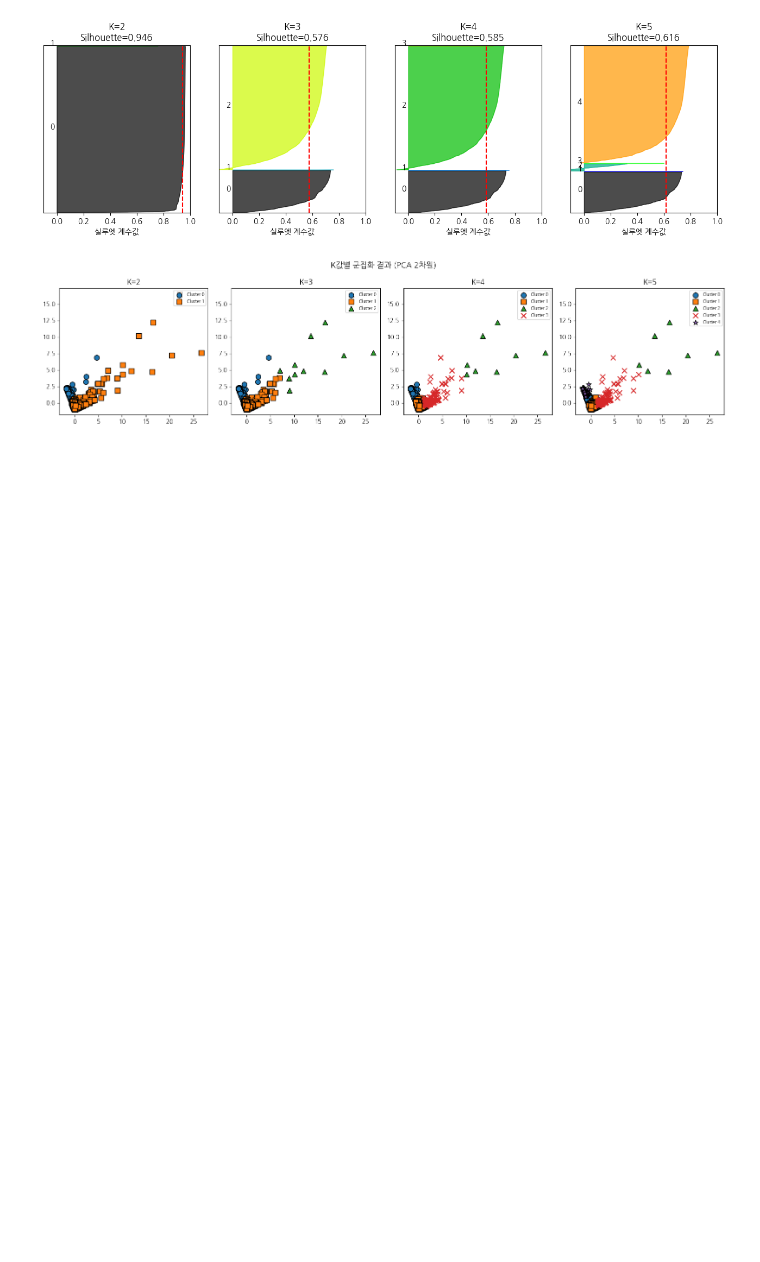
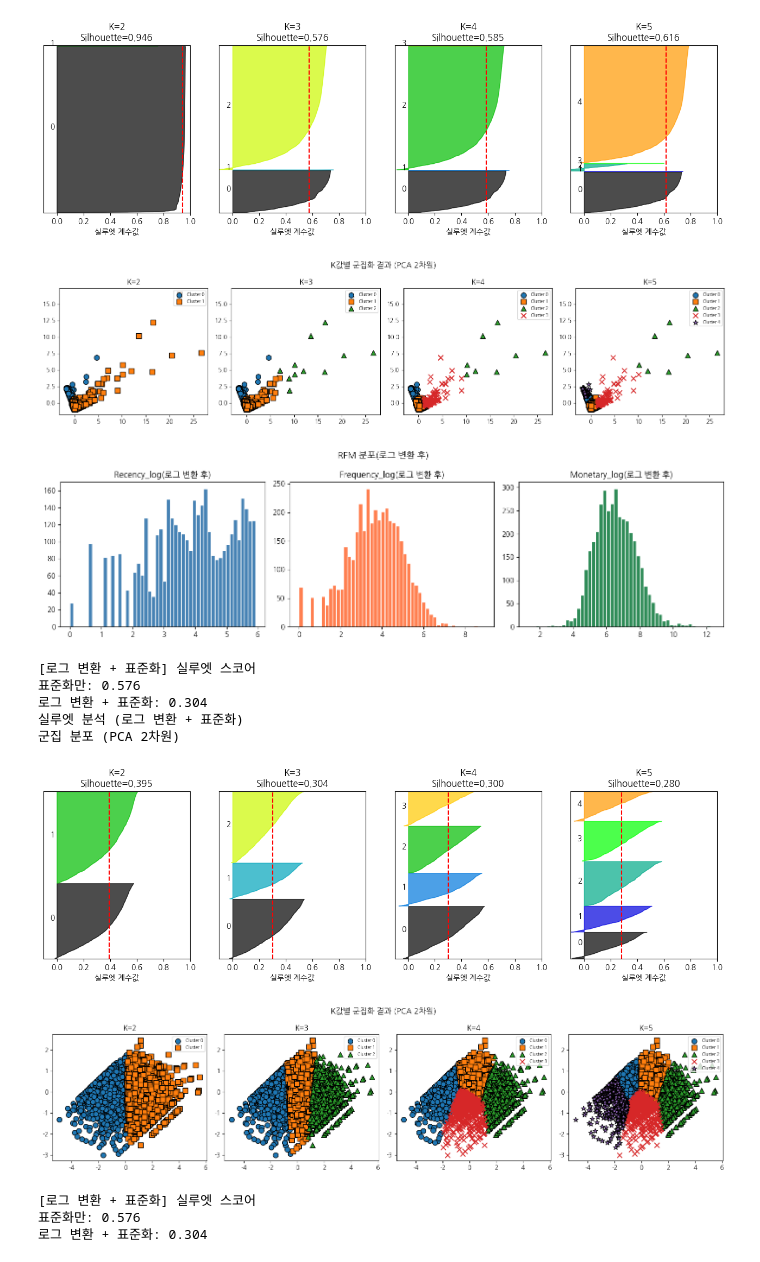
Before and after one commit to hmmnyamminji/python, a Jupyter notebook: Chapter07_군집화_실습.ipynb, the cells around one changed output. Cells and saved outputs as stored; diff of their text form; code cells hidden in the pictures; blank space fills up the shorter version.

```diff
--- a/Chapter07_군집화_실습.ipynb
+++ b/Chapter07_군집화_실습.ipynb
@@ -379,2 +375,74 @@ visualize_kmeans_plot_multi([2, 3, 4, 5], X_features_scaled)
+# %%
+# 2-1. 로그 변환 + 표준화 적용
+cust_df['Recency_log'] = np.log(cust_df['Recency'])
+cust_df['Frequency_log'] = np.log(cust_df['Frequency'])
+cust_df['Monetary_log'] = np.log(cust_df['Monetary'])
+
+#로그 변환 전후 분포 비교
+fig, axes = plt.subplots(1,3,figsize=(14,4))
+for ax, col, color in zip(
+    axes,
+    ['Recency_log','Frequency_log','Monetary_log'],
+    ['steelblue','coral','seagreen']
+):
+  ax.hist(cust_df[col], bins=50, color=color, edgecolor='white')
+  ax.set_title(f'{col}(로그 변환 후)')
+plt.suptitle('RFM 분포(로그 변환 후)',fontsize=13, fontweight='bold')
+plt.tight_layout()
+plt.show()
+
+# 2-2. 로그 변환 데이터 표준화 + K-Means 군집화
+X_features_log = cust_df[['Recency_log','Frequency_log','Monetary_log']].values
+X_features_log_scaled = StandardScaler().fit_transform(X_features_log)
+
+kmeans_log = KMeans(n_clusters=3, random_state=0)
+labels_log = kmeans_log.fit_predict(X_features_log_scaled)
+cust_df['cluster_label'] = labels_log
+
+#전처리 방법별 실루엣 스코어 비교
+print('[로그 변환 + 표준화] 실루엣 스코어')
+sil_before = silhouette_score(X_features_scaled, labels) #표준화만
+sil_after = silhouette_score(X_features_log_scaled, labels_log) #로그 변환 + 표준화
+print(f'표준화만: {sil_before:.3f}')
+print(f'로그 변환 + 표준화: {sil_after:.3f}')
+#특정 군집들이 특정 축에서 매우 밀집되어 'VIP'와 같은 명확한 그룹을 형성하고 있었을 수 있다.
+#로그 변환이 이러한 밀집된 구조를 왜곡하여 K-Means가 더 이상 구형 군집을 잘 찾지 못하게 만들 수 있다.
+
+# 2-3. 실루엣 + 군집 분포 시각화 (로그 변환 후)
+print('실루엣 분석 (로그 변환 + 표준화)')
+visualize_silhouette([2, 3, 4, 5], X_features_log_scaled)
+
+print('군집 분포 (PCA 2차원)')
+visualize_kmeans_plot_multi([2,3,4,5],X_features_log_scaled)
+# %% [output]
+[figure, added]
+[로그 변환 + 표준화] 실루엣 스코어
+표준화만: 0.576
+로그 변환 + 표준화: 0.304
+실루엣 분석 (로그 변환 + 표준화)
+군집 분포 (PCA 2차원)
+[figure, added]
+[figure, added]
+# %%
+# 2-2. 로그 변환 데이터 표준화 + K-Means 군집화
+X_features_log = cust_df[['Recency_log','Frequency_log','Monetary_log']].values
+X_features_log_scaled = StandardScaler().fit_transform(X_features_log)
+
+kmeans_log = KMeans(n_clusters=3, random_state=0)
+labels_log = kmeans_log.fit_predict(X_features_log_scaled)
+cust_df['cluster_label'] = labels_log
+
+#전처리 방법별 실루엣 스코어 비교
+print('[로그 변환 + 표준화] 실루엣 스코어')
+sil_before = silhouette_score(X_features_scaled, labels) #표준화만
+sil_after = silhouette_score(X_features_log_scaled, labels_log) #로그 변환 + 표준화
+print(f'표준화만: {sil_before:.3f}')
+print(f'로그 변환 + 표준화: {sil_after:.3f}')
+#특정 군집들이 특정 축에서 매우 밀집되어 'VIP'와 같은 명확한 그룹을 형성하고 있었을 수 있다.
+#로그 변환이 이러한 밀집된 구조를 왜곡하여 K-Means가 더 이상 구형 군집을 잘 찾지 못하게 만들 수 있다.
+# %% [output]
+[로그 변환 + 표준화] 실루엣 스코어
+표준화만: 0.576
+로그 변환 + 표준화: 0.304
 # %%
 # 2-3. 실루엣 + 군집 분포 시각화 (로그 변환 후)
```
Also changed, not shown: parts of 8 cells of this notebook.
